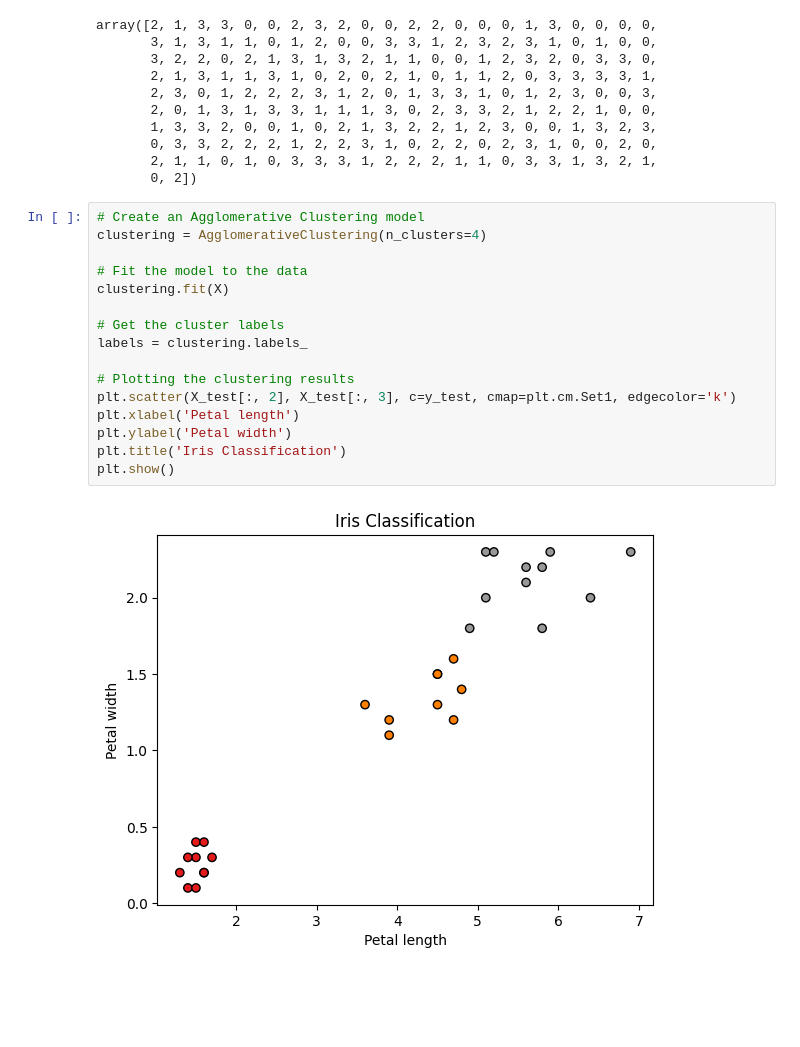
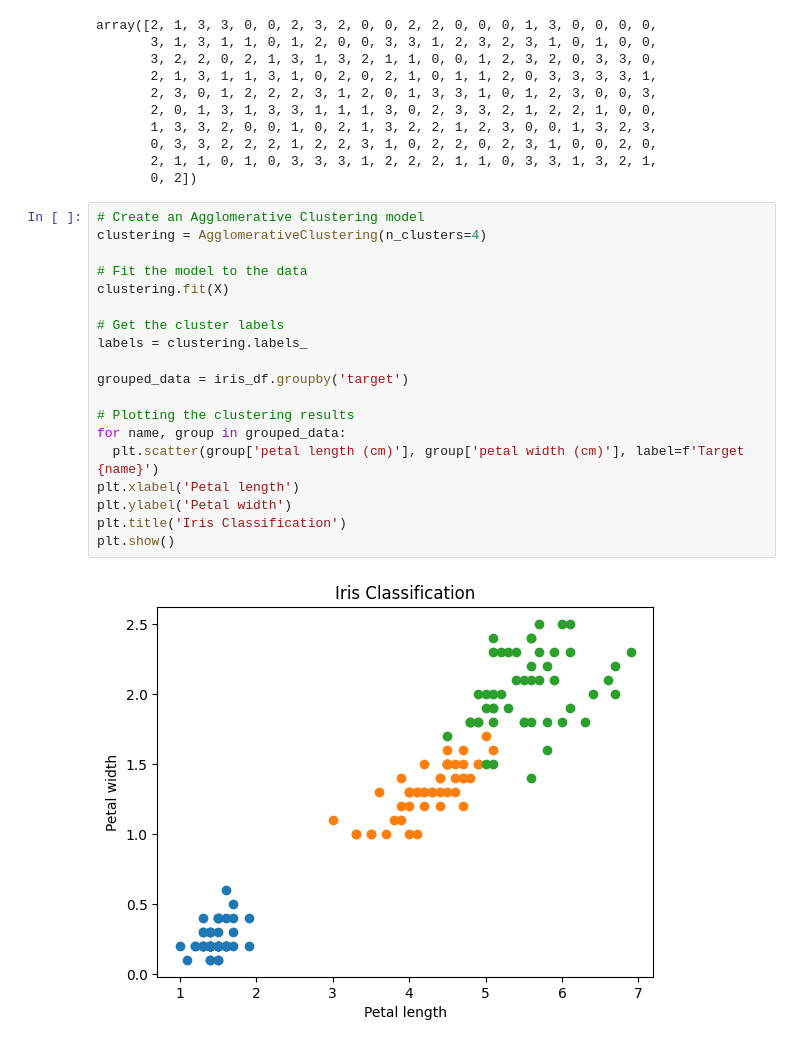
Before and after one commit to emiiliiojose/BusinessAnalysis, a Jupyter notebook: Classification_Clustering.ipynb, the cells around one changed output. Drawn from its saved outputs; the diff is of its cells as text; blank space fills up the shorter version.

```diff
--- a/Classification_Clustering.ipynb
+++ b/Classification_Clustering.ipynb
@@ -119,18 +119,21 @@ array([2, 1, 3, 3, 0, 0, 2, 3, 2, 0, 0, 2, 2, 0, 0, 0, 1, 3, 0, 0, 0, 0,
 # %%
 # Create an Agglomerative Clustering model
 clustering = AgglomerativeClustering(n_clusters=4)
 
 # Fit the model to the data
 clustering.fit(X)
 
 # Get the cluster labels
 labels = clustering.labels_
 
+grouped_data = iris_df.groupby('target')
+
 # Plotting the clustering results
-plt.scatter(X_test[:, 2], X_test[:, 3], c=y_test, cmap=plt.cm.Set1, edgecolor='k')
+for name, group in grouped_data:
+  plt.scatter(group['petal length (cm)'], group['petal width (cm)'], label=f'Target {name}')
 plt.xlabel('Petal length')
 plt.ylabel('Petal width')
 plt.title('Iris Classification')
 plt.show()
 # %% [output]
-[figure, old version]
+[figure, new version]
```
Also changed, not shown: parts of 1 cell of this notebook.
